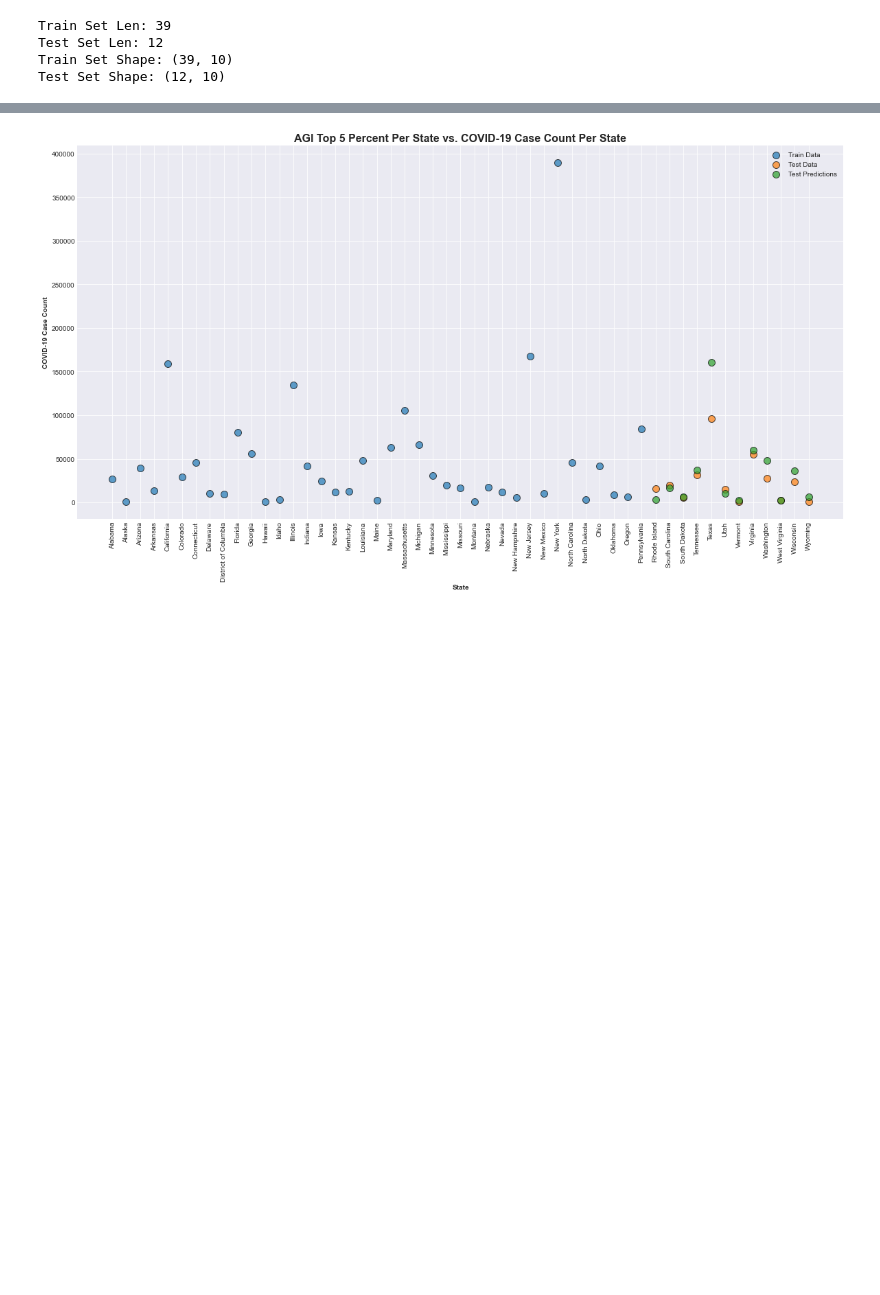
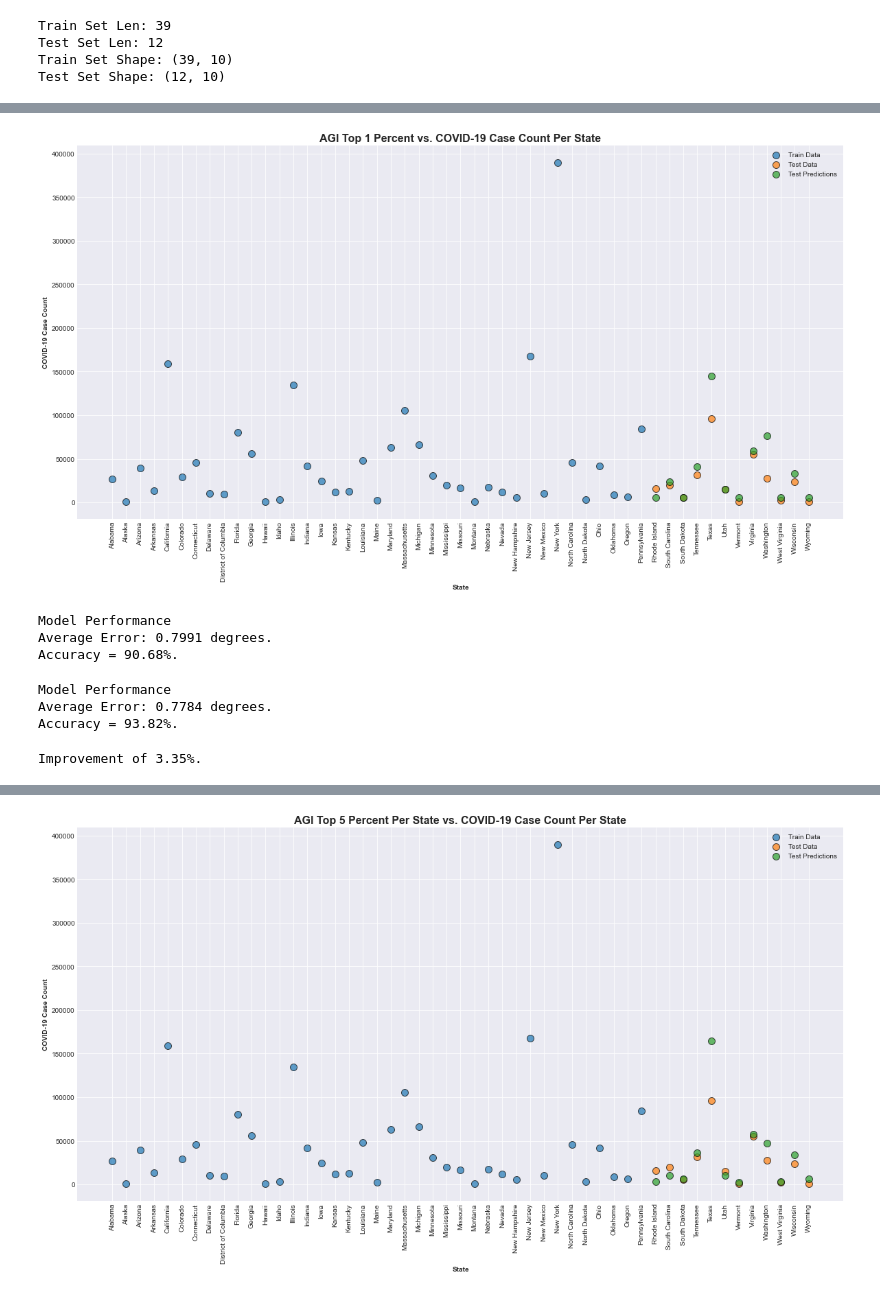
Before and after one commit to aakula7/Health-Literacy-COVID19, a Jupyter notebook: Income/clean data/AGI/RandomForest.ipynb, the cells around one changed output, grey strips where cells are left out. Cells and saved outputs as stored; diff of their text form; code cells hidden in the pictures; blank space fills up the shorter version.

Commit message:
Completed Random Forest and XGBoost of Income

```diff
--- a/Income/clean data/AGI/RandomForest.ipynb
+++ b/Income/clean data/AGI/RandomForest.ipynb
@@ -197,0 +294,34 @@ plt.show();
+# %%
+rcParams['figure.figsize'] = 20, 10
+
+plt.figure()
+
+plt.scatter(x = train['State'], y = train['cases'], linewidths = 1, alpha = 0.7, edgecolor = 'k', s = 100, cmap = 'inferno')
+plt.scatter(x = test['State'], y = test['cases'], linewidths = 1, alpha = 0.7, edgecolor = 'k', s = 100, cmap = 'inferno')
+plt.scatter(x = test['State'], y = test_predictions, linewidths = 1, alpha = 0.7, edgecolor = 'k', s = 100, cmap = 'inferno')
+plt.title('AGI Top 1 Percent vs. COVID-19 Case Count Per State', fontsize = 16, fontweight = 'bold')
+plt.xlabel('State', fontsize = 10, fontweight = 'bold')
+plt.ylabel('COVID-19 Case Count', fontsize = 10, fontweight = 'bold')
+
+plt.legend(['Train Data', 'Test Data', 'Test Predictions'])
+
+plt.xticks(rotation = 90)
+plt.show();
+# %% [output]
+[figure, added]
+# %%
+base_accuracy = evaluate(RandomForestModel, X_train_scaled, y_train_scaled)
+# %% [output]
+Model Performance
+Average Error: 0.7991 degrees.
+Accuracy = 90.68%.
+# %%
+new_accuracy = evaluate(RF_NewModel, X_train_scaled, y_train_scaled)
+# %% [output]
+Model Performance
+Average Error: 0.7784 degrees.
+Accuracy = 93.82%.
+# %%
+print('Improvement of {:0.2f}%.'.format( 100 * (new_accuracy - base_accuracy) / new_accuracy))
+# %% [output]
+Improvement of 3.35%.
```
Also changed, not shown: parts of 125 cells of this notebook, 3 other files.
